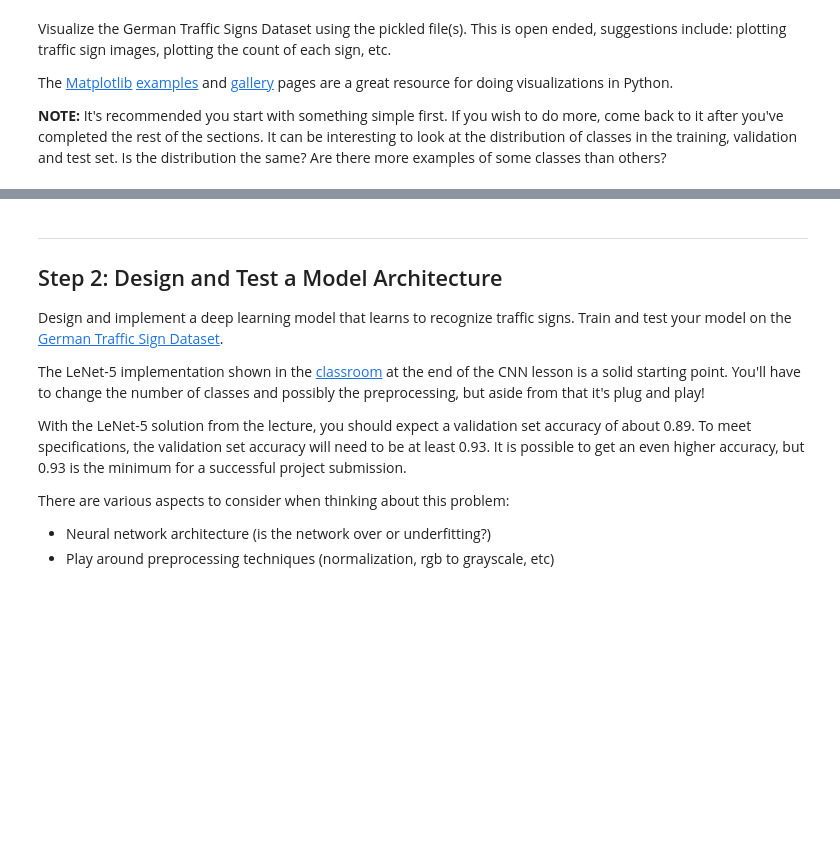
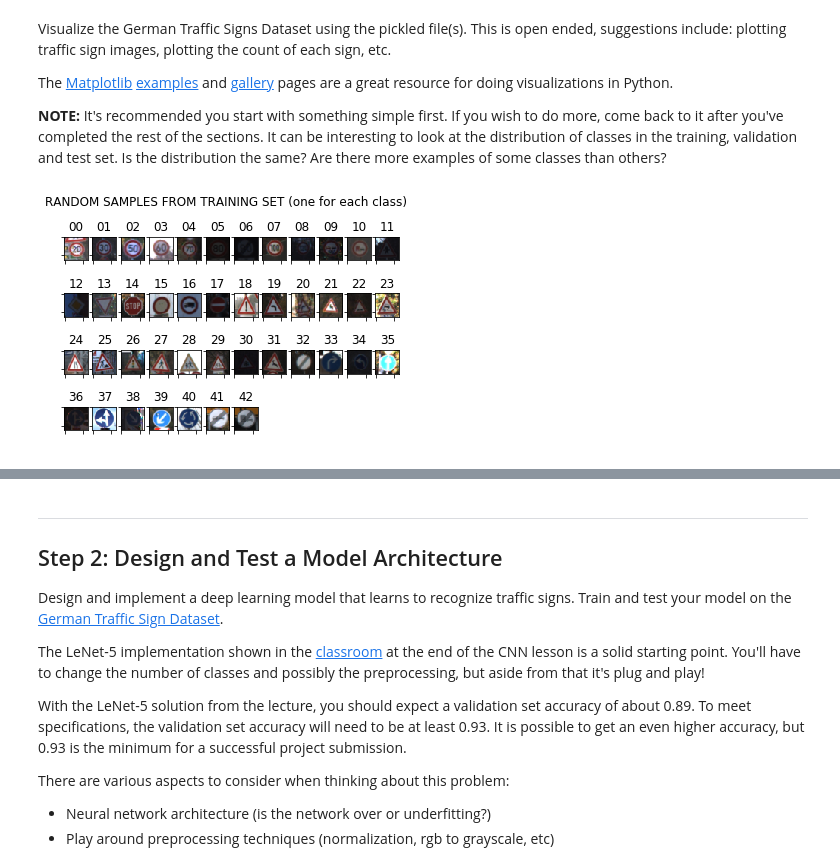
Before and after one commit to junjiel/CarND-Traffic-Sign-Classifier-Project, a Jupyter notebook: Traffic_Sign_Classifier.ipynb, the cells around one changed output, grey strips where cells are left out. Saved outputs shown, nothing was run; the diff lists cells and outputs as text; code cells hidden in the pictures; blank space fills up the shorter version.

Commit message:
Finalize project. Following methods can improve model accuracy: 1. preprocess images by grayscale and normalization 2. decrease the learning rate 3. increase number of EPOCH

```diff
--- a/Traffic_Sign_Classifier.ipynb
+++ b/Traffic_Sign_Classifier.ipynb
@@ -99,0 +94,26 @@ import matplotlib.pyplot as plt
+# %%
+### Data exploration visualization code goes here.
+### Feel free to use as many code cells as needed.
+import matplotlib.pyplot as plt
+# Visualizations will be shown in the notebook.
+%matplotlib inline
+
+# show a random sample from each class of the traffic sign dataset
+rows, cols = 4, 12
+fig, ax_array = plt.subplots(rows, cols)
+plt.suptitle('RANDOM SAMPLES FROM TRAINING SET (one for each class)')
+for class_idx, ax in enumerate(ax_array.ravel()):
+    if class_idx < n_classes:
+        # show a random image of the current class
+        cur_X = X_train[y_train == class_idx]
+        cur_img = cur_X[np.random.randint(len(cur_X))]
+        ax.imshow(cur_img)
+        ax.set_title('{:02d}'.format(class_idx))
+    else:
+        ax.axis('off')
+# hide both x and y ticks
+plt.setp([a.get_xticklabels() for a in ax_array.ravel()], visible=False)
+plt.setp([a.get_yticklabels() for a in ax_array.ravel()], visible=False)
+plt.draw()
+# %% [output]
+[figure, added]
```
Also changed, not shown: parts of 19 cells of this notebook, 9 other files.
